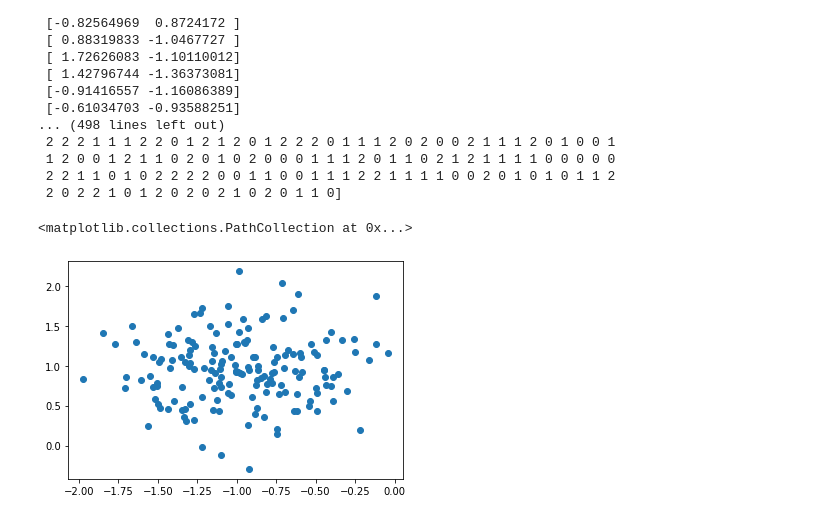
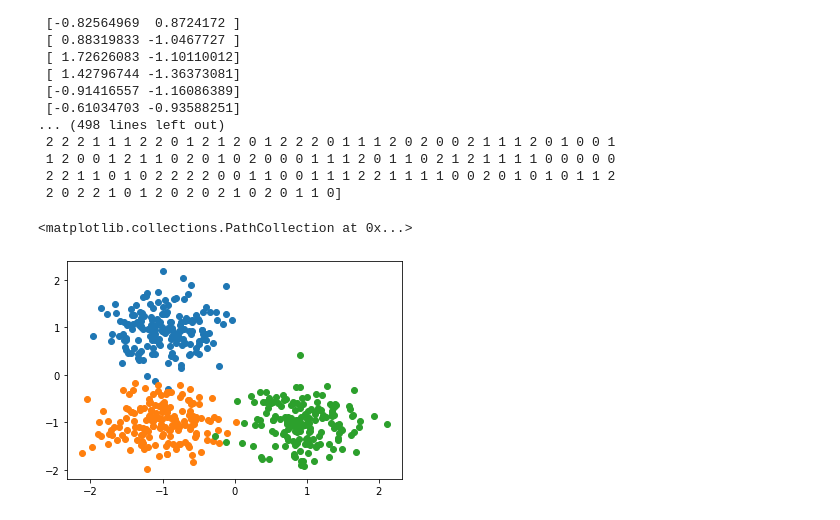
Before and after one commit to hpt1988/Applied-Deep-Learning_The-Complete-Self-Driving-Car-Course, a Jupyter notebook: multiclass_classification/multiclass_classification.ipynb, the cells around one changed output. Saved outputs shown, nothing was run; the diff lists cells and outputs as text; code cells hidden in the pictures.

Commit message:
creating and plotting all clustered datapoints

```diff
--- a/multiclass_classification/multiclass_classification.ipynb
+++ b/multiclass_classification/multiclass_classification.ipynb
@@ -50,7 +50,10 @@ print(y)
 # %%
 # X[y==0, 0] = Boolean check to grab all x coordinates (0th index) which
 # correspond to labels of 0
 plt.scatter(X[y==0, 0], X[y==0, 1])
+
+plt.scatter(X[y==1, 0], X[y==1, 1])
+plt.scatter(X[y==2, 0], X[y==2, 1])
 # %% [output]
 <matplotlib.collections.PathCollection at 0x...>
-[figure, old version]
+[figure, new version]
```
